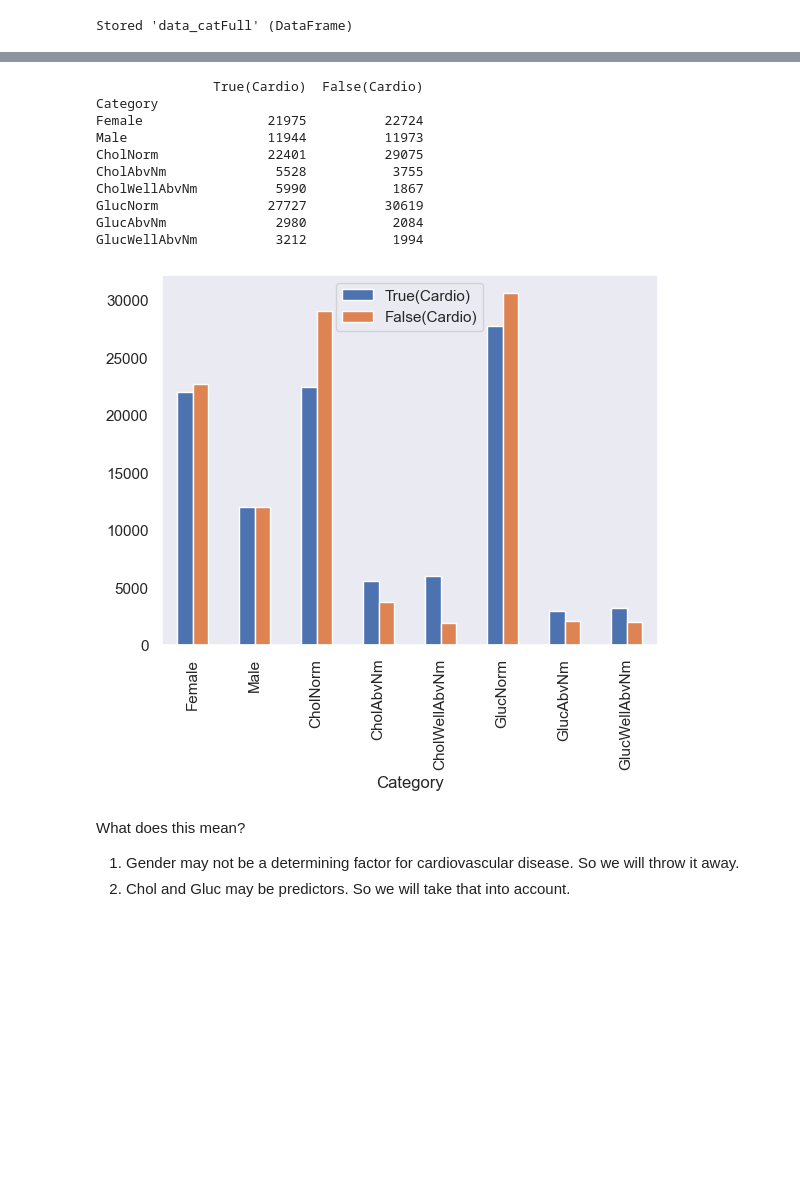
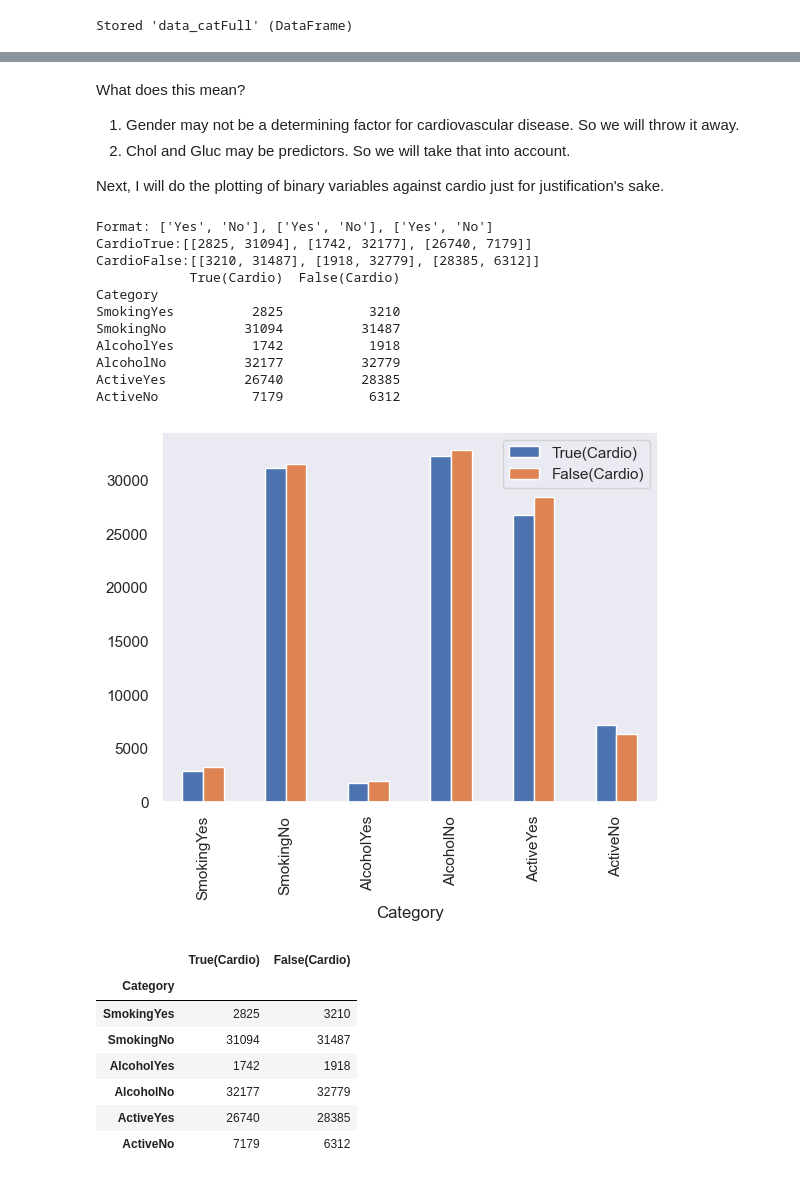
Before and after one commit to Ansh007898/Purojekt, a Jupyter notebook: Main/second_main.ipynb, the cells around one changed output, grey strips where cells are left out. Cells and saved outputs as stored; diff of their text form; code cells hidden in the pictures; blank space fills up the shorter version.

```diff
--- a/Main/second_main.ipynb
+++ b/Main/second_main.ipynb
@@ -578,7 +709,7 @@ mapdat(data_catFullUnchanged, ['gender'], map_from = V.get('genderFrom'), map_to
 #Convert 1, 2, 3 to normal, above normal and well above normal.
 mapdat(data_catFullUnchanged, ['cholesterol', 'gluc'], map_from = V.get('cholFrom'), map_to = V.get('cholTo'))
 #binary conversion
-data_catFullUnchanged = convertToBin(binForm, data_catFullUnchanged)
+data_catFullUnchanged = convertToBin(V.get('bin'), data_catFullUnchanged)
 # %% [output]
 A value is trying to be set on a copy of a slice from a DataFrame
 
@@ -680,46 +853,29 @@ CardioFalse:[[22724, 11973], [29075, 3755, 1867], [30619, 2084, 1994]]
-# %%
-from io import StringIO
-
-rengeValarr = []
-#Get range of values in each element and put into groups
-for i in range(len(categorical)):
-    rengeVal = list(data_catFullUnchanged[categorical[i]].value_counts().keys()) #get possible values. Should be small and non-contd.
-    rengeValarr.append(rengeVal)
-#flatten the groups
-rengeVal1D = [item for sublist in rengeValarr for item in sublist]
-#send it to shortform class and concat categorical.
-stfm = Shortform(set(rengeVal1D), categorical)
-#initialize the passin string. In CSV format.
-passin = "Category"
-#add in schedules
-passin += ";True(Cardio);False(Cardio)\r\n" #miyo is list[int]
-#populate with data from summary above. Miyo and Hotaru hold data and labels respectively.
-for i in range(len(categorical)):
-    for j in range(len(hotaru[i])):
-        #miyo is list[int]. String should be in csv format.
-        passin += stfm.shorter('' if (categorical[i] == 'gender') else categorical[i]) + stfm.shorter(hotaru[i][j]) + ';' + str(miyo[0][i][j]) + ';' + str(miyo[1][i][j]) + '\r\n'
-#create csv form
-s = StringIO(passin)
-#create dataframe from csv
-df = pd.read_csv(s, index_col=0, delimiter=';')
-#double check
-print(df)
-#finally, plot the bar graph scheduled to boolean states.
-df.plot(kind= 'bar' , secondary_y= 'True' , rot= 90)
-plt.show()
-# %% [output]
-               True(Cardio)  False(Cardio)
-Category
-Female                21975          22724
-Male                  11944          11973
-CholNorm              22401          29075
-CholAbvNm              5528           3755
-CholWellAbvNm          5990           1867
-GlucNorm              27727          30619
-GlucAbvNm              2980           2084
-GlucWellAbvNm          3212           1994
-[figure, removed]
 # %% [markdown]
 What does this mean? <br>
 1. Gender may not be a determining factor for cardiovascular disease. So we will throw it away. <br>
 2. Chol and Gluc may be predictors. So we will take that into account.
+
+Next, I will do the plotting of binary variables against cardio just for justification's sake.
+# %%
+graphCategoryToCardio('bin', False, stfm, ['None'], data_catFullUnchanged)
+# %% [output]
+Format: ['Yes', 'No'], ['Yes', 'No'], ['Yes', 'No']
+CardioTrue:[[2825, 31094], [1742, 32177], [26740, 7179]]
+CardioFalse:[[3210, 31487], [1918, 32779], [28385, 6312]]
+            True(Cardio)  False(Cardio)
+Category
+SmokingYes          2825           3210
+SmokingNo          31094          31487
+AlcoholYes          1742           1918
+AlcoholNo          32177          32779
+ActiveYes          26740          28385
+ActiveNo            7179           6312
+[figure, added]
+|  | True(Cardio) | False(Cardio) |
+| Category |  |  |
+| SmokingYes | 2825 | 3210 |
+| SmokingNo | 31094 | 31487 |
+| AlcoholYes | 1742 | 1918 |
+| AlcoholNo | 32177 | 32779 |
+| ActiveYes | 26740 | 28385 |
+| ActiveNo | 7179 | 6312 |
```
Also changed, not shown: parts of 19 cells of this notebook, 1 other file.
